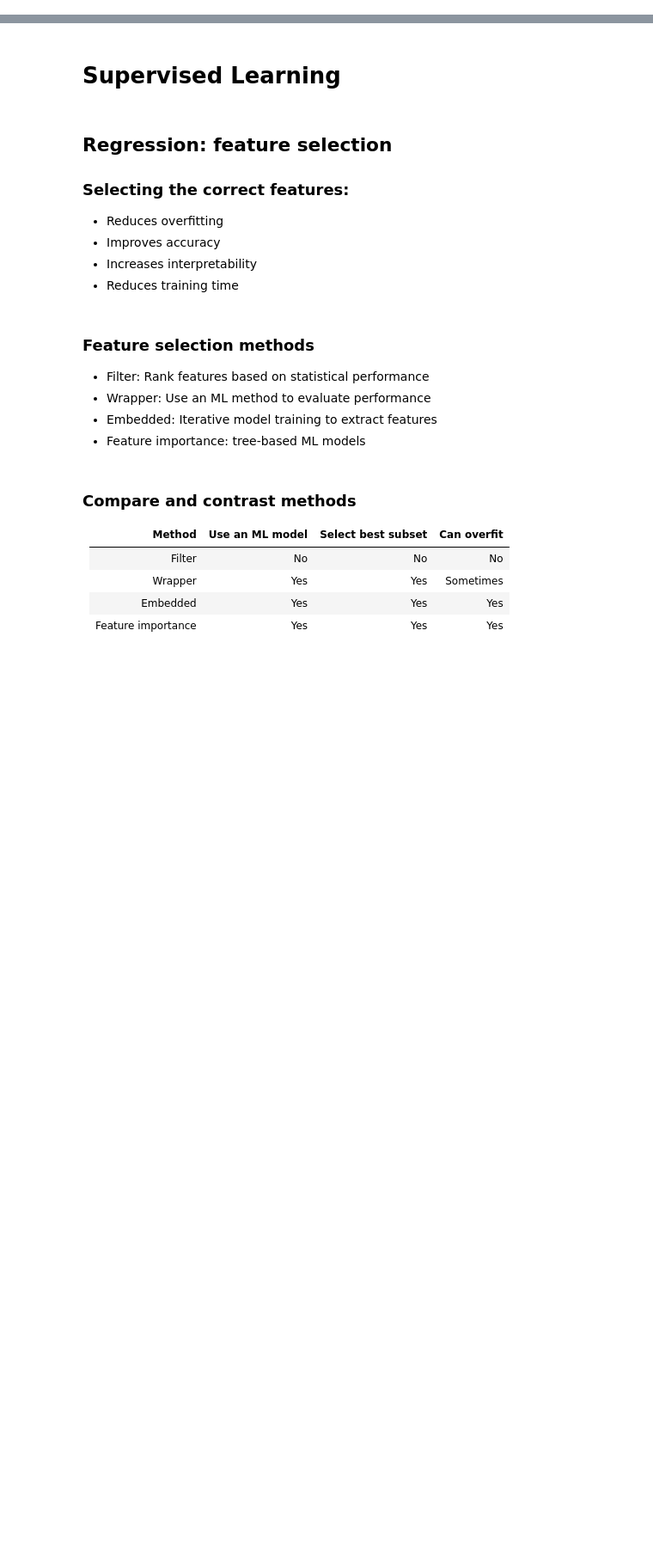
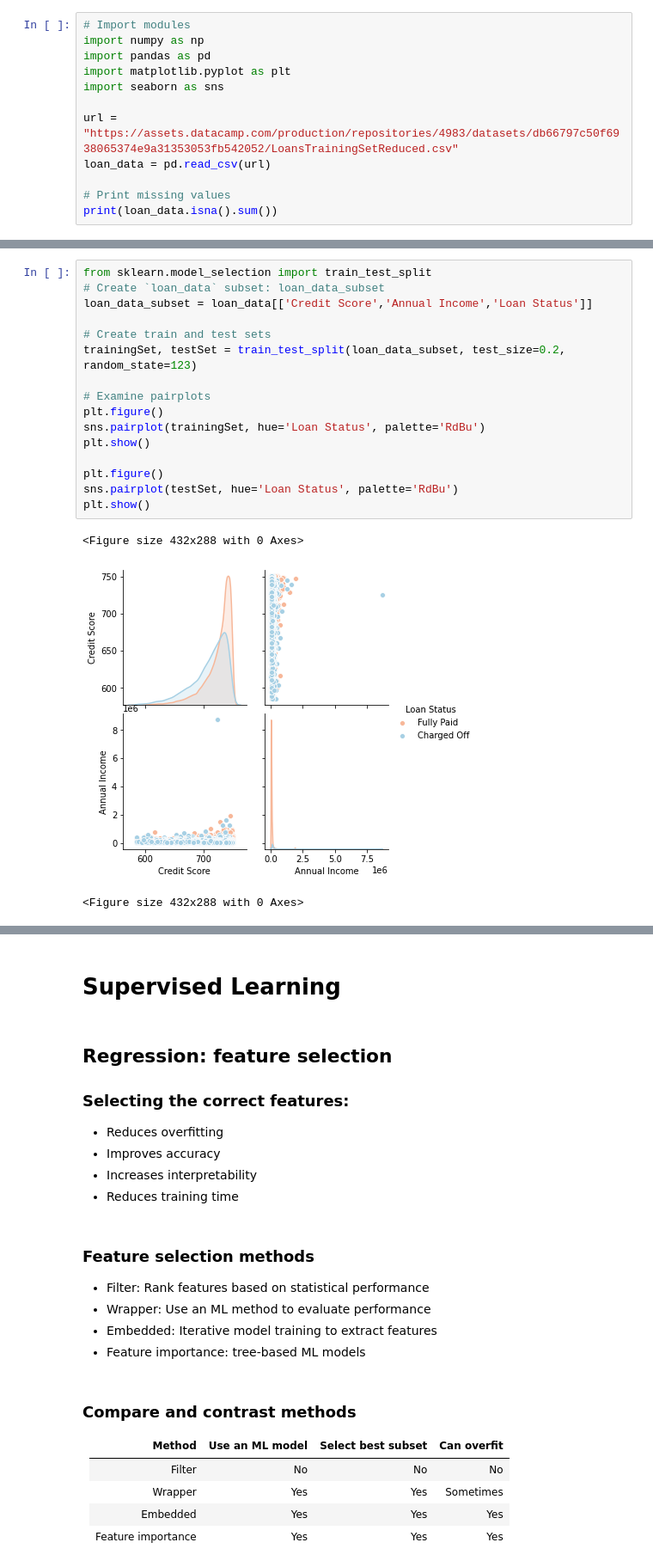
Before and after one commit to randy-tsukemen/Data_science_roadmap, a Jupyter notebook: Practicing_Machine_Learning.ipynb, the cells around one changed output, grey strips where cells are left out. Shown at 86% size. Drawn from its saved outputs; the diff is of its cells as text; blank space fills up the shorter version.

```diff
--- a/Practicing_Machine_Learning.ipynb
+++ b/Practicing_Machine_Learning.ipynb
@@ -2,0 +7,12 @@
+# %%
+# Import modules
+import numpy as np
+import pandas as pd
+import matplotlib.pyplot as plt
+import seaborn as sns
+
+url = "https://assets.datacamp.com/production/repositories/4983/datasets/db66797c50f6938065374e9a31353053fb542052/LoansTrainingSetReduced.csv"
+loan_data = pd.read_csv(url)
+
+# Print missing values
+print(loan_data.isna().sum())
@@ -2,0 +155,20 @@
+# %%
+from sklearn.model_selection import train_test_split
+# Create `loan_data` subset: loan_data_subset
+loan_data_subset = loan_data[['Credit Score','Annual Income','Loan Status']]
+
+# Create train and test sets
+trainingSet, testSet = train_test_split(loan_data_subset, test_size=0.2, random_state=123)
+
+# Examine pairplots
+plt.figure()
+sns.pairplot(trainingSet, hue='Loan Status', palette='RdBu')
+plt.show()
+
+plt.figure()
+sns.pairplot(testSet, hue='Loan Status', palette='RdBu')
+plt.show()
+# %% [output]
+<Figure size 432x288 with 0 Axes>
+[figure, added]
+<Figure size 432x288 with 0 Axes>
```
Also changed, not shown: parts of 21 cells of this notebook.
